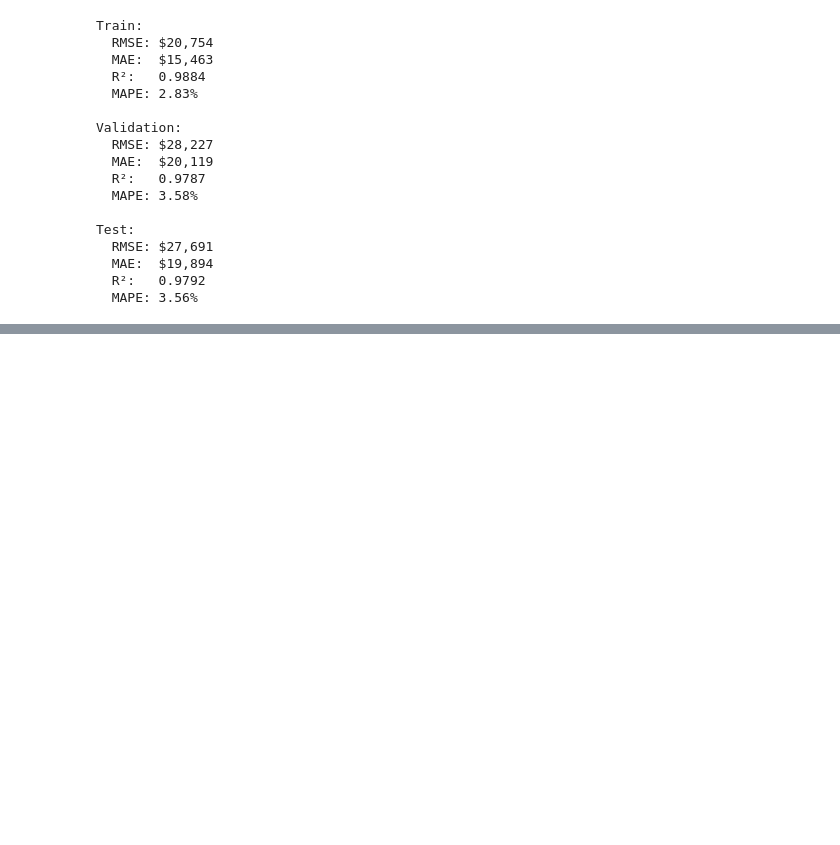
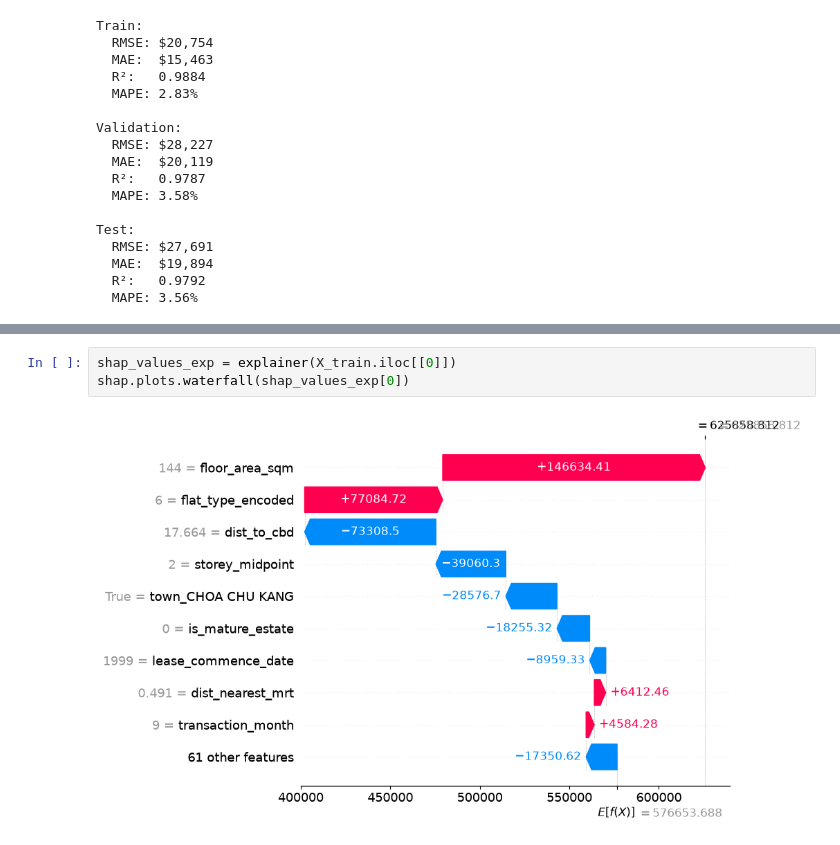
Before and after one commit to XiyanM/resaleradar, a Jupyter notebook: notebooks/07_model_retraining.ipynb, the cells around one changed output, grey strips where cells are left out. Cells and saved outputs as stored; diff of their text form; blank space fills up the shorter version.

```diff
--- a/notebooks/07_model_retraining.ipynb
+++ b/notebooks/07_model_retraining.ipynb
@@ -254,0 +307,5 @@ Test:
+# %%
+shap_values_exp = explainer(X_train.iloc[[0]])
+shap.plots.waterfall(shap_values_exp[0])
+# %% [output]
+[figure, added]
```
Also changed, not shown: parts of 16 cells of this notebook, 1 other file.
